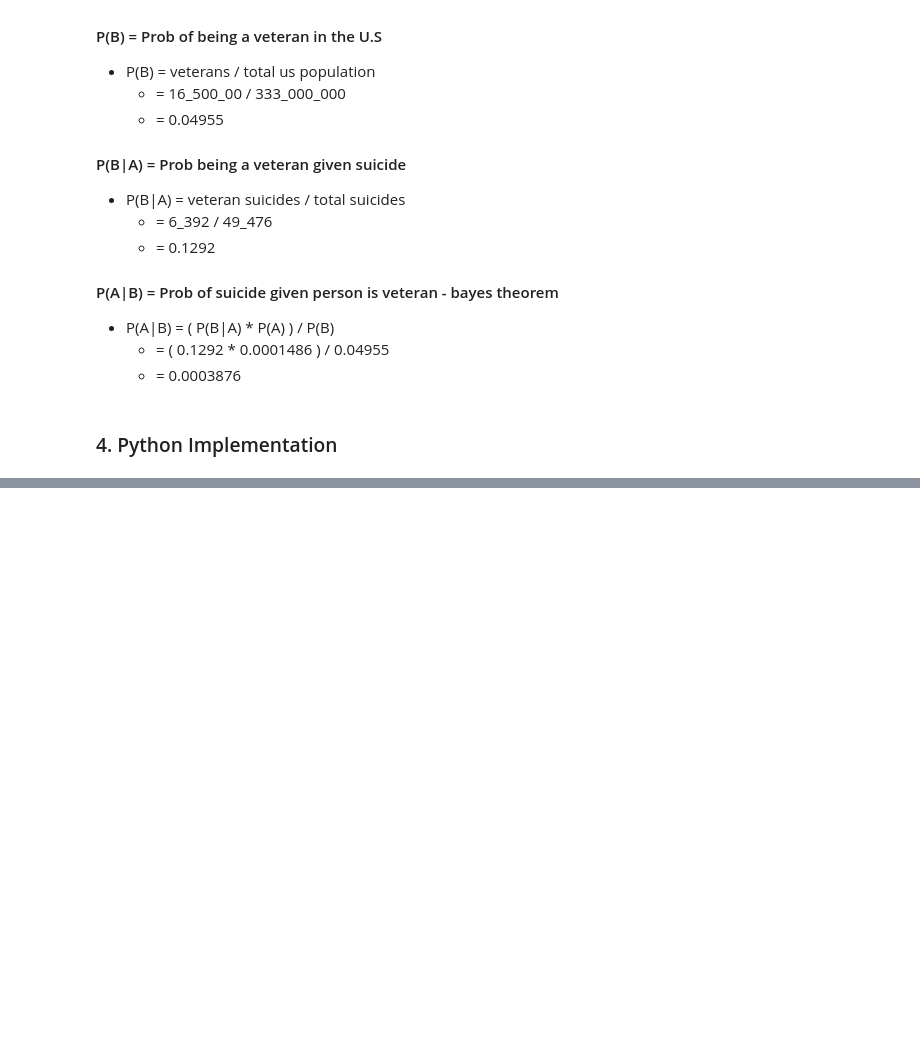
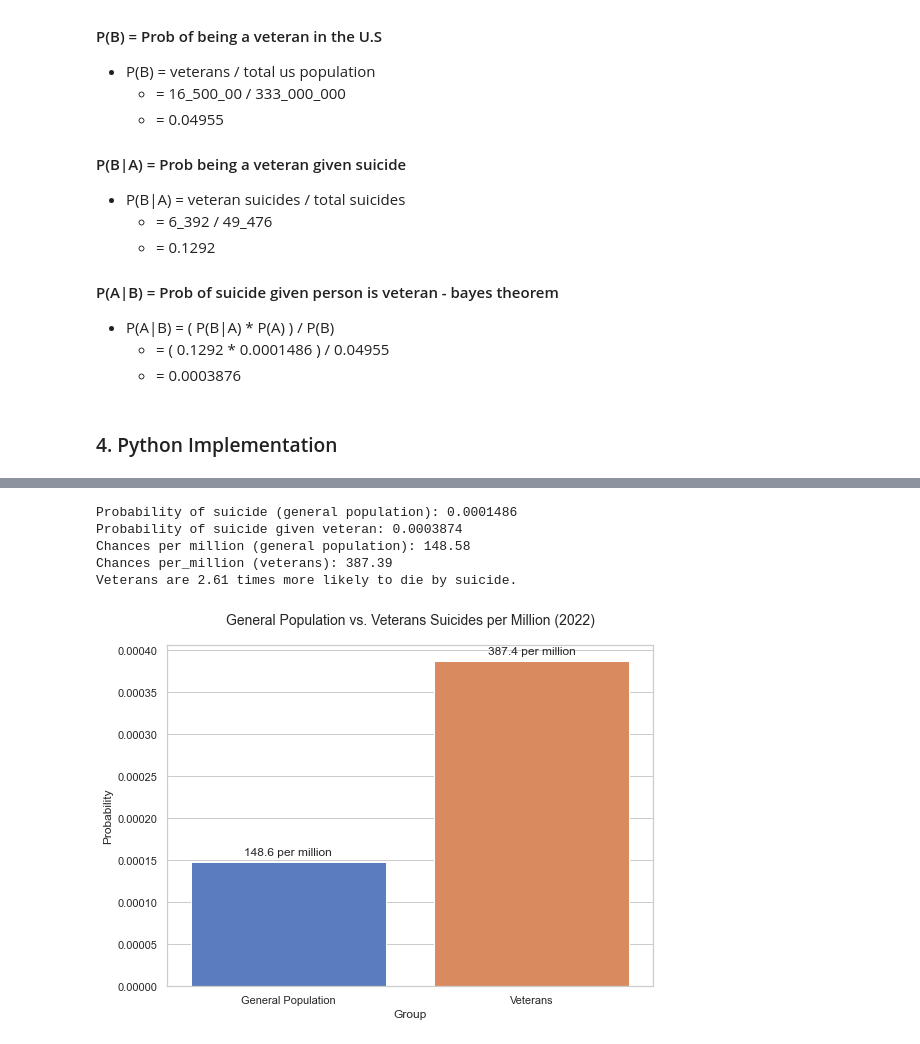
Before and after one commit to StewTaylor0/bayes, a Jupyter notebook: veteran_suicide.ipynb, the cells around one changed output, grey strips where cells are left out. Cells and saved outputs as stored; diff of their text form; code cells hidden in the pictures; blank space fills up the shorter version.

```diff
--- a/veteran_suicide.ipynb
+++ b/veteran_suicide.ipynb
@@ -110,0 +112,40 @@ Veterans are 2.61 times more likely to die by suicide.
+# %%
+# Chances per million
+suicide_per_million_general = P_A * 1_000_000
+suicide_per_million_veteran = P_A_given_B * 1_000_000
+
+# Output results
+print(f"Probability of suicide (general population): {P_A:.7f}")
+print(f"Probability of suicide given veteran: {P_A_given_B:.7f}")
+print(f"Chances per million (general population): {suicide_per_million_general:.2f}")
+print(f"Chances per_million (veterans): {suicide_per_million_veteran:.2f}")
+print(f"Veterans are {P_A_given_B / P_A:.2f} times more likely to die by suicide.")
+
+# Seaborn plot
+sns.set(style="whitegrid")
+data = {'Group': ['General Population', 'Veterans'],
+        'Probability': [P_A, P_A_given_B]}
+plt.figure(figsize=(8, 6))
+ax = sns.barplot(x='Group', y='Probability', data=data, palette='muted')
+
+# Add text annotations with chances per million
+for i, p in enumerate(ax.patches):
+    height = p.get_height()
+    ax.text(p.get_x() + p.get_width() / 2., height + 0.000005,
+            f'{[suicide_per_million_general, suicide_per_million_veteran][i]:.1f} per million',
+            ha='center', va='bottom')
+
+# plot
+plt.title('General Population vs. Veterans Suicides per Million (2022)', fontsize=14, pad=20)
+plt.ylabel('Probability', fontsize=12)
+plt.xlabel('Group', fontsize=12)
+plt.tight_layout()
+
+plt.show()
+# %% [output]
+Probability of suicide (general population): 0.0001486
+Probability of suicide given veteran: 0.0003874
+Chances per million (general population): 148.58
+Chances per_million (veterans): 387.39
+Veterans are 2.61 times more likely to die by suicide.
+[figure, added]
```
Also changed, not shown: parts of 1 cell of this notebook.
